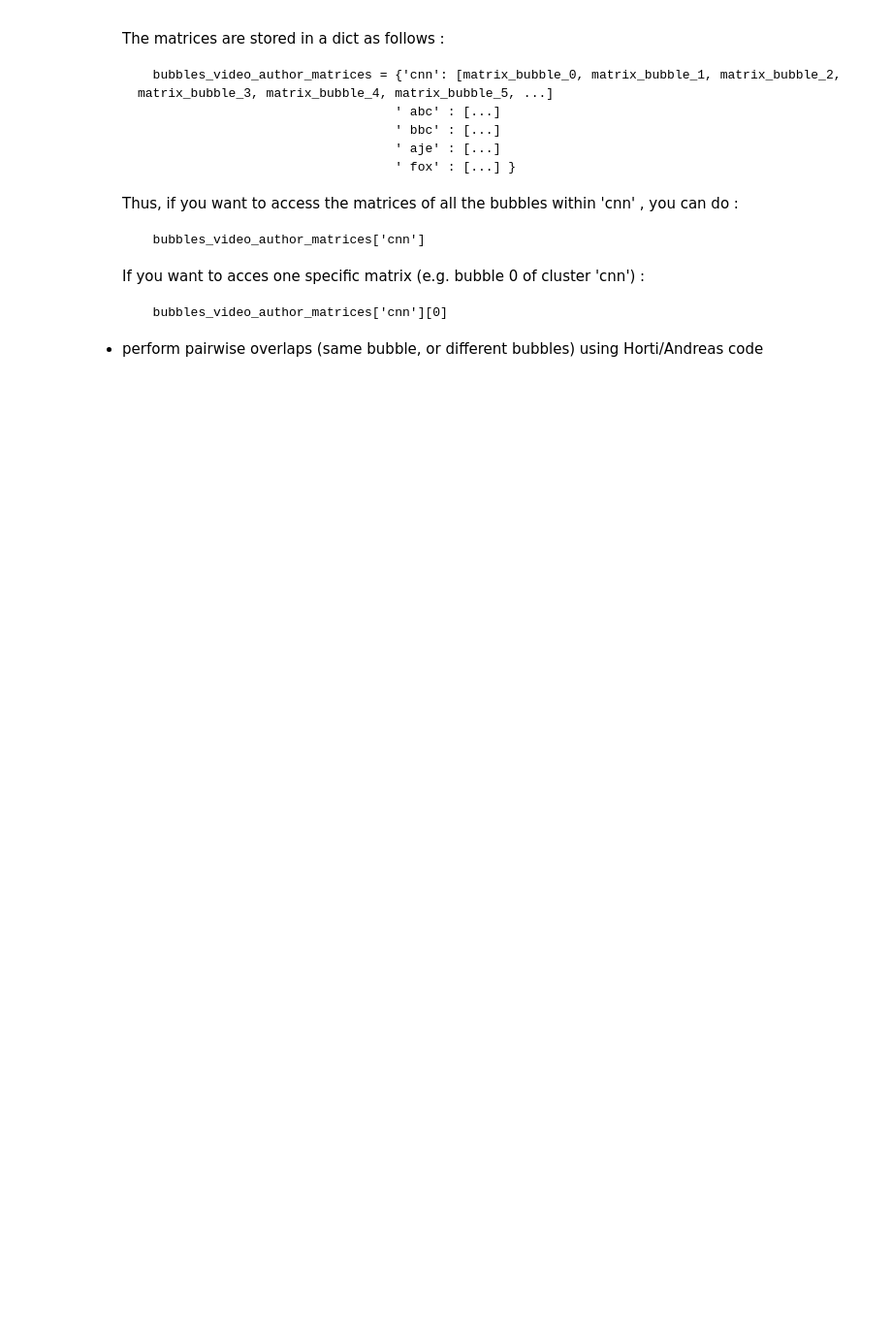
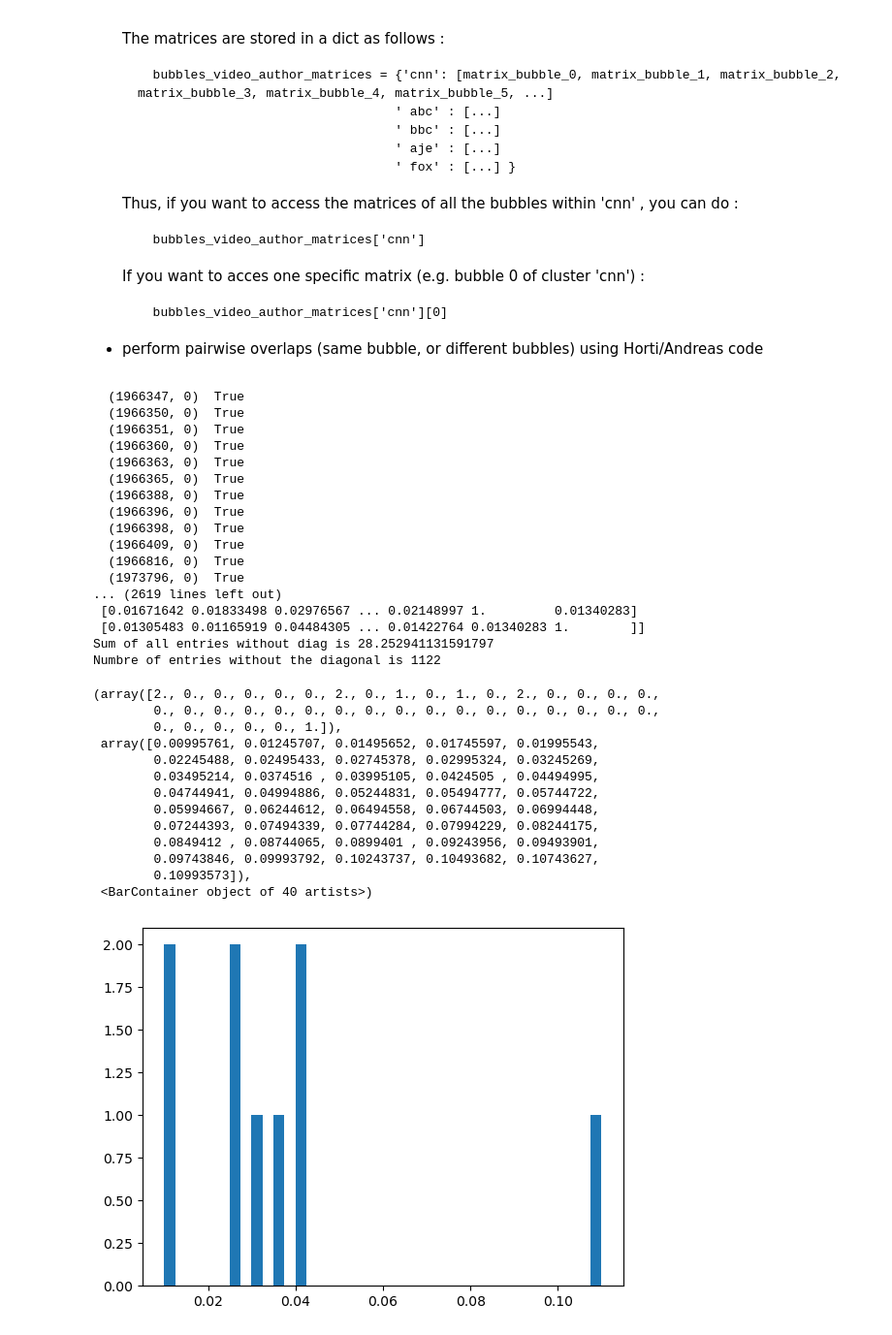
Before and after one commit to epfl-ada/ada-2024-project-thedataminions, a Jupyter notebook: results.ipynb, the cells around one changed output. Shown at 97% size. Saved outputs shown, nothing was run; the diff lists cells and outputs as text; code cells hidden in the pictures; blank space fills up the shorter version.

Commit message:
update pairwaise overlap pt3

```diff
--- a/results.ipynb
+++ b/results.ipynb
@@ -3098,3 +3025,67 @@ Loaded data from file
         bubbles_video_author_matrices['cnn'][0]
 
 - perform pairwise overlaps (same bubble, or different bubbles) using Horti/Andreas code
+# %%
+
+print(bubbles_video_author_matrices['cnn'][0])
+
+#Computing pairwise overlap within each bubble for each channel
+#cnn
+average_mean_jaccard_cnn=[]
+for matrix in bubbles_video_author_matrices['cnn']:
+        average=dp.get_mean_jacc(matrix)
+        average_mean_jaccard_cnn.append(average)
+
+#aje
+average_mean_jaccard_aje=[]
+for matrix in bubbles_video_author_matrices['aje']:
+        average=dp.get_mean_jacc(matrix)
+        average_mean_jaccard_aje.append(average)
+
+
+#fox
+average_mean_jaccard_fox=[]
+for matrix in bubbles_video_author_matrices['fox']:
+        average=dp.get_mean_jacc(matrix)
+        average_mean_jaccard_cnn.append(average)
+
+#print(f'{average_mean_jaccard_cnn} for CNN')
+#print(f'{average_mean_jaccard_cnn} for FOX')
+#print(f'{average_mean_jaccard_aje} for AJE')
+#print(f'{average_mean_jaccard_bbc} for BBC')
+#print(f'{average_mean_jaccard_abc} for ABC')
+
+#histogram
+plt.hist(average_mean_jaccard_cnn,bins=40)
+# %% [output]
+  (1966347, 0)  True
+  (1966350, 0)  True
+  (1966351, 0)  True
+  (1966360, 0)  True
+  (1966363, 0)  True
+  (1966365, 0)  True
+  (1966388, 0)  True
+  (1966396, 0)  True
+  (1966398, 0)  True
+  (1966409, 0)  True
+  (1966816, 0)  True
+  (1973796, 0)  True
+... (2619 lines left out)
+ [0.01671642 0.01833498 0.02976567 ... 0.02148997 1.         0.01340283]
+ [0.01305483 0.01165919 0.04484305 ... 0.01422764 0.01340283 1.        ]]
+Sum of all entries without diag is 28.252941131591797
+Numbre of entries without the diagonal is 1122
+(array([2., 0., 0., 0., 0., 0., 2., 0., 1., 0., 1., 0., 2., 0., 0., 0., 0.,
+        0., 0., 0., 0., 0., 0., 0., 0., 0., 0., 0., 0., 0., 0., 0., 0., 0.,
+        0., 0., 0., 0., 0., 1.]),
+ array([0.00995761, 0.01245707, 0.01495652, 0.01745597, 0.01995543,
+        0.02245488, 0.02495433, 0.02745378, 0.02995324, 0.03245269,
+        0.03495214, 0.0374516 , 0.03995105, 0.0424505 , 0.04494995,
+        0.04744941, 0.04994886, 0.05244831, 0.05494777, 0.05744722,
+        0.05994667, 0.06244612, 0.06494558, 0.06744503, 0.06994448,
+        0.07244393, 0.07494339, 0.07744284, 0.07994229, 0.08244175,
+        0.0849412 , 0.08744065, 0.0899401 , 0.09243956, 0.09493901,
+        0.09743846, 0.09993792, 0.10243737, 0.10493682, 0.10743627,
+        0.10993573]),
+ <BarContainer object of 40 artists>)
+[figure, added]
```
Also changed, not shown: parts of 19 cells of this notebook, 1 other file.
